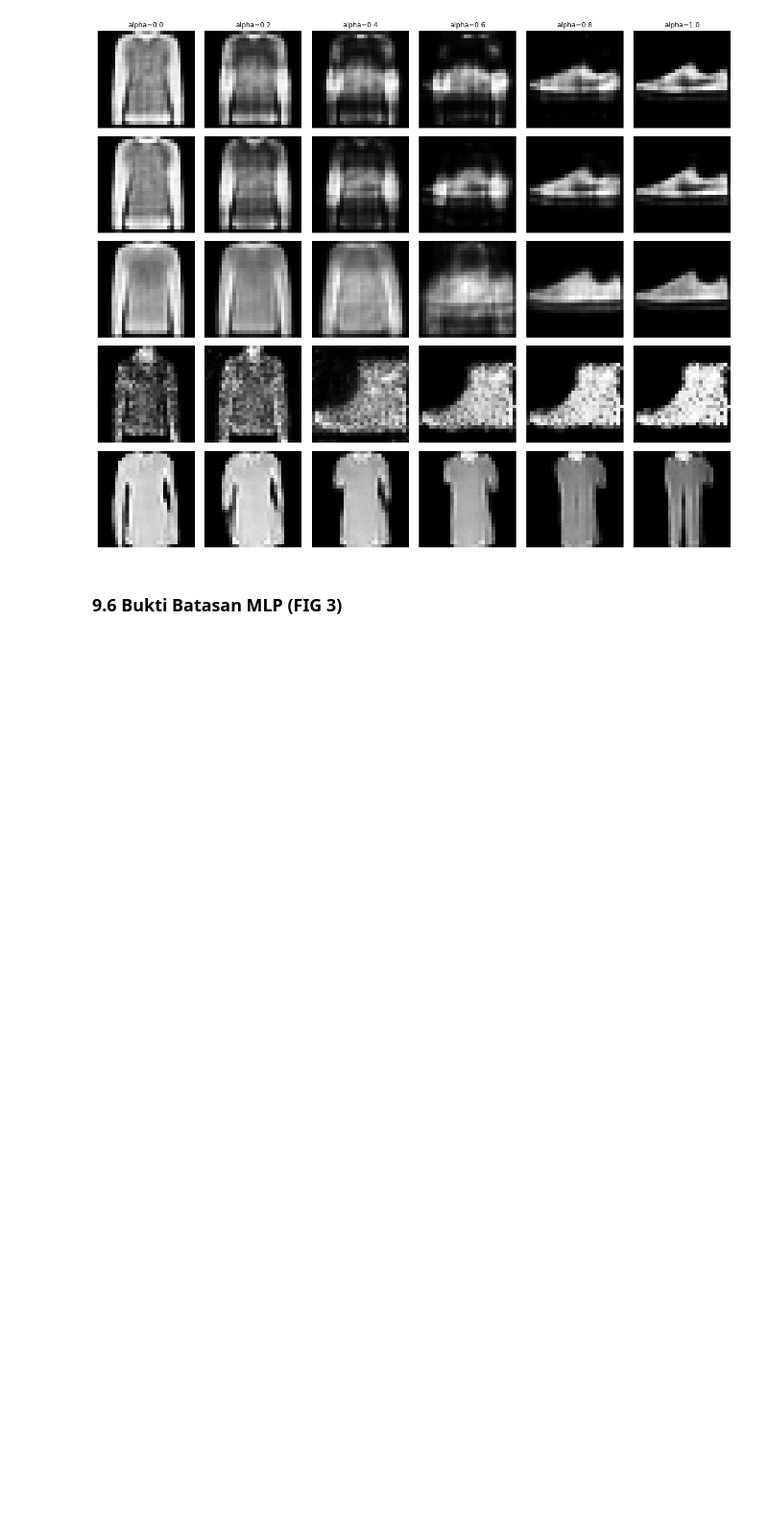
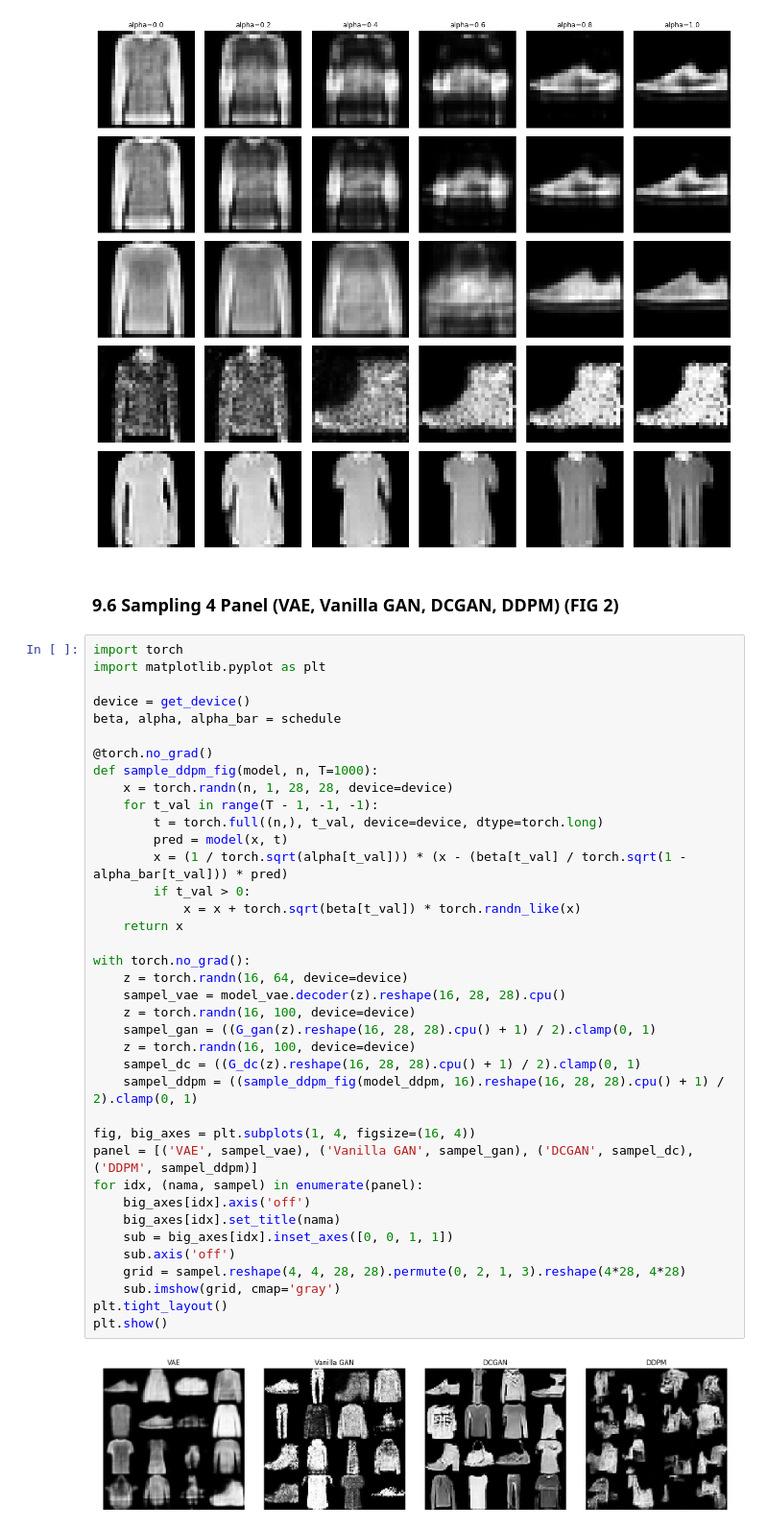
Before and after one commit to KenNicholas/komparatif-genai, a Jupyter notebook: komparatif_genai.ipynb, the cells around one changed output. Shown at 96% size. Drawn from its saved outputs; the diff is of its cells as text; blank space fills up the shorter version.

```diff
--- a/komparatif_genai.ipynb
+++ b/komparatif_genai.ipynb
@@ -2679,5 +2678,45 @@ plt.tight_layout()
 plt.show()
 # %% [output]
 [figure]
-# %% [markdown]
-### 9.6 Bukti Batasan MLP (FIG 3)
+# %% [markdown]
+### 9.6 Sampling 4 Panel (VAE, Vanilla GAN, DCGAN, DDPM) (FIG 2)
+# %%
+import torch
+import matplotlib.pyplot as plt
+
+device = get_device()
+beta, alpha, alpha_bar = schedule
+
+@torch.no_grad()
+def sample_ddpm_fig(model, n, T=1000):
+    x = torch.randn(n, 1, 28, 28, device=device)
+    for t_val in range(T - 1, -1, -1):
+        t = torch.full((n,), t_val, device=device, dtype=torch.long)
+        pred = model(x, t)
+        x = (1 / torch.sqrt(alpha[t_val])) * (x - (beta[t_val] / torch.sqrt(1 - alpha_bar[t_val])) * pred)
+        if t_val > 0:
+            x = x + torch.sqrt(beta[t_val]) * torch.randn_like(x)
+    return x
+
+with torch.no_grad():
+    z = torch.randn(16, 64, device=device)
+    sampel_vae = model_vae.decoder(z).reshape(16, 28, 28).cpu()
+    z = torch.randn(16, 100, device=device)
+    sampel_gan = ((G_gan(z).reshape(16, 28, 28).cpu() + 1) / 2).clamp(0, 1)
+    z = torch.randn(16, 100, device=device)
+    sampel_dc = ((G_dc(z).reshape(16, 28, 28).cpu() + 1) / 2).clamp(0, 1)
+    sampel_ddpm = ((sample_ddpm_fig(model_ddpm, 16).reshape(16, 28, 28).cpu() + 1) / 2).clamp(0, 1)
+
+fig, big_axes = plt.subplots(1, 4, figsize=(16, 4))
+panel = [('VAE', sampel_vae), ('Vanilla GAN', sampel_gan), ('DCGAN', sampel_dc), ('DDPM', sampel_ddpm)]
+for idx, (nama, sampel) in enumerate(panel):
+    big_axes[idx].axis('off')
+    big_axes[idx].set_title(nama)
+    sub = big_axes[idx].inset_axes([0, 0, 1, 1])
+    sub.axis('off')
+    grid = sampel.reshape(4, 4, 28, 28).permute(0, 2, 1, 3).reshape(4*28, 4*28)
+    sub.imshow(grid, cmap='gray')
+plt.tight_layout()
+plt.show()
+# %% [output]
+[figure, added]
```
Also changed, not shown: parts of 29 cells of this notebook.
